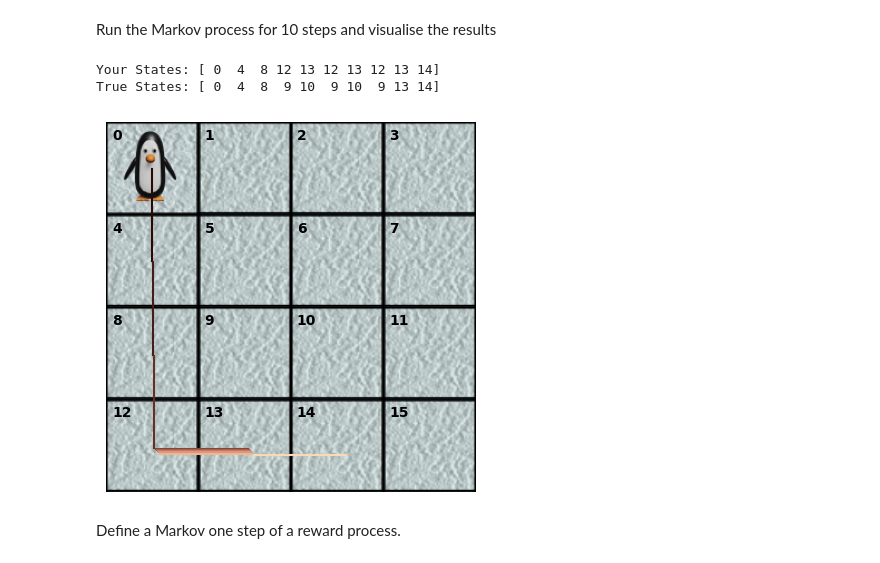
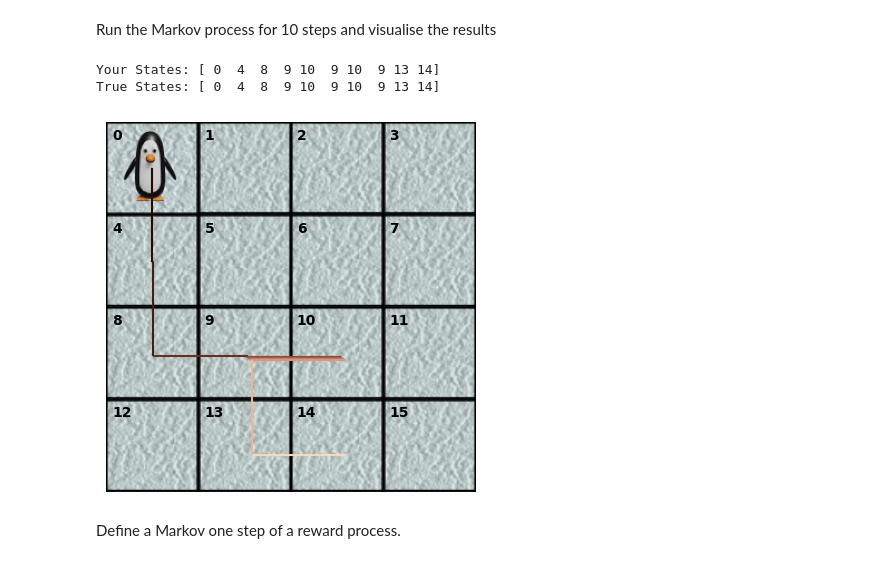
Before and after one commit to Shuvo1523004/Deep-Learning, a Jupyter notebook: Notebooks/Chap19/19_1_Markov_Decision_Processes.ipynb, the cells around one changed output. Drawn from its saved outputs; the diff is of its cells as text; code cells hidden in the pictures.

```diff
--- a/Notebooks/Chap19/19_1_Markov_Decision_Processes.ipynb
+++ b/Notebooks/Chap19/19_1_Markov_Decision_Processes.ipynb
@@ -238,14 +238,8 @@ Define a step from the Markov process
 def markov_process_step(state, transition_probabilities):
   # TODO -- update the state according to the appropriate transition probabilities
   # One way to do this is to use np.random.choice
-  # Get the probabilities for the current state (the relevant row in the matrix)
-  current_state_probs = transition_probabilities[state]
-
-  # Get the total number of states
-  n_states = len(current_state_probs)
-
-  # Randomly choose a new state based on the probabilities
-  new_state = np.random.choice(n_states, p=current_state_probs)
+  n_states = transition_probabilities.shape[0]
+  new_state = np.random.choice(n_states, p=transition_probabilities[:, state])
 
   return new_state
 # %% [markdown]
@@ -253,31 +247,21 @@ Run the Markov process for 10 steps and visualise the results
 # %%
 np.random.seed(0)
 T = 10
 states = np.zeros(T, dtype='uint8')
 states[0] = 0
-
-# Normalize transition_probabilities rows to ensure they sum to 1
-# This addresses the "ValueError: probabilities do not sum to 1"
-# by ensuring each row of probabilities is a valid probability distribution.
-row_sums = transition_probabilities.sum(axis=1, keepdims=True)
-# Replace any zero sums with 1 to avoid division by zero, though for this specific data, it might not be strictly necessary.
-# It's good practice for robustness, assuming such rows should not influence transitions or are terminal.
-# If a row truly sums to zero, this means no transitions are possible, and division by zero is avoided.
-normalized_transition_probabilities = np.where(row_sums != 0, transition_probabilities / row_sums, transition_probabilities)
-
 for t in range(T-1):
-  states[t+1] = markov_process_step(states[t], normalized_transition_probabilities)
+  states[t+1] = markov_process_step(states[t], transition_probabilities)
 
 
 
 print("Your States:", states)
 print("True States: [ 0  4  8  9 10  9 10  9 13 14]")
 mdp_drawer = DrawMDP(n_rows, n_cols)
 mdp_drawer.draw(layout, state = states[0], path1=states, draw_state_index = True)
 # %% [output]
-Your States: [ 0  4  8 12 13 12 13 12 13 14]
+Your States: [ 0  4  8  9 10  9 10  9 13 14]
 True States: [ 0  4  8  9 10  9 10  9 13 14]
-[figure, old version]
+[figure, new version]
 # %% [markdown]
 Define a Markov one step of a reward process.
 # %%
```
Also changed, not shown: parts of 11 cells of this notebook.
